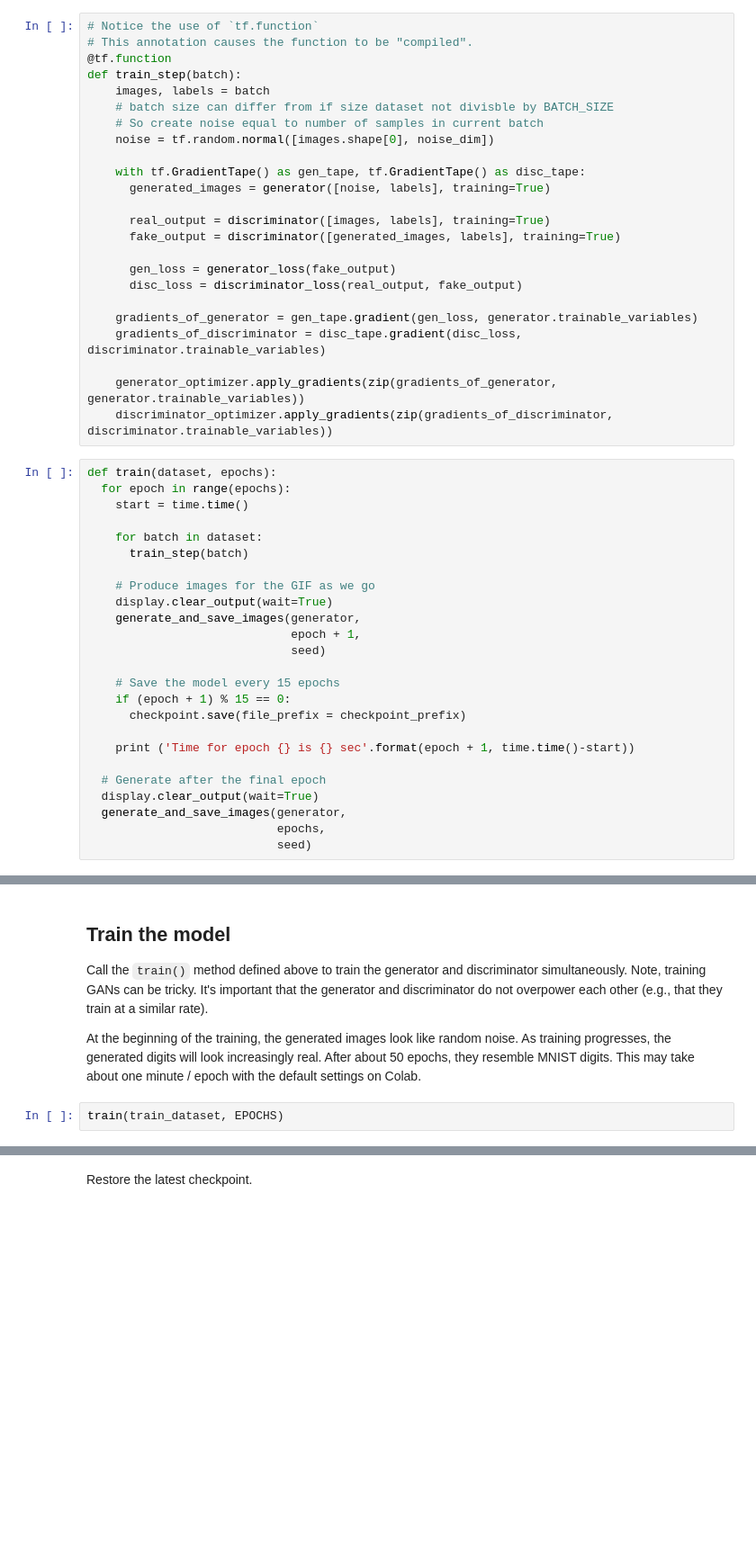
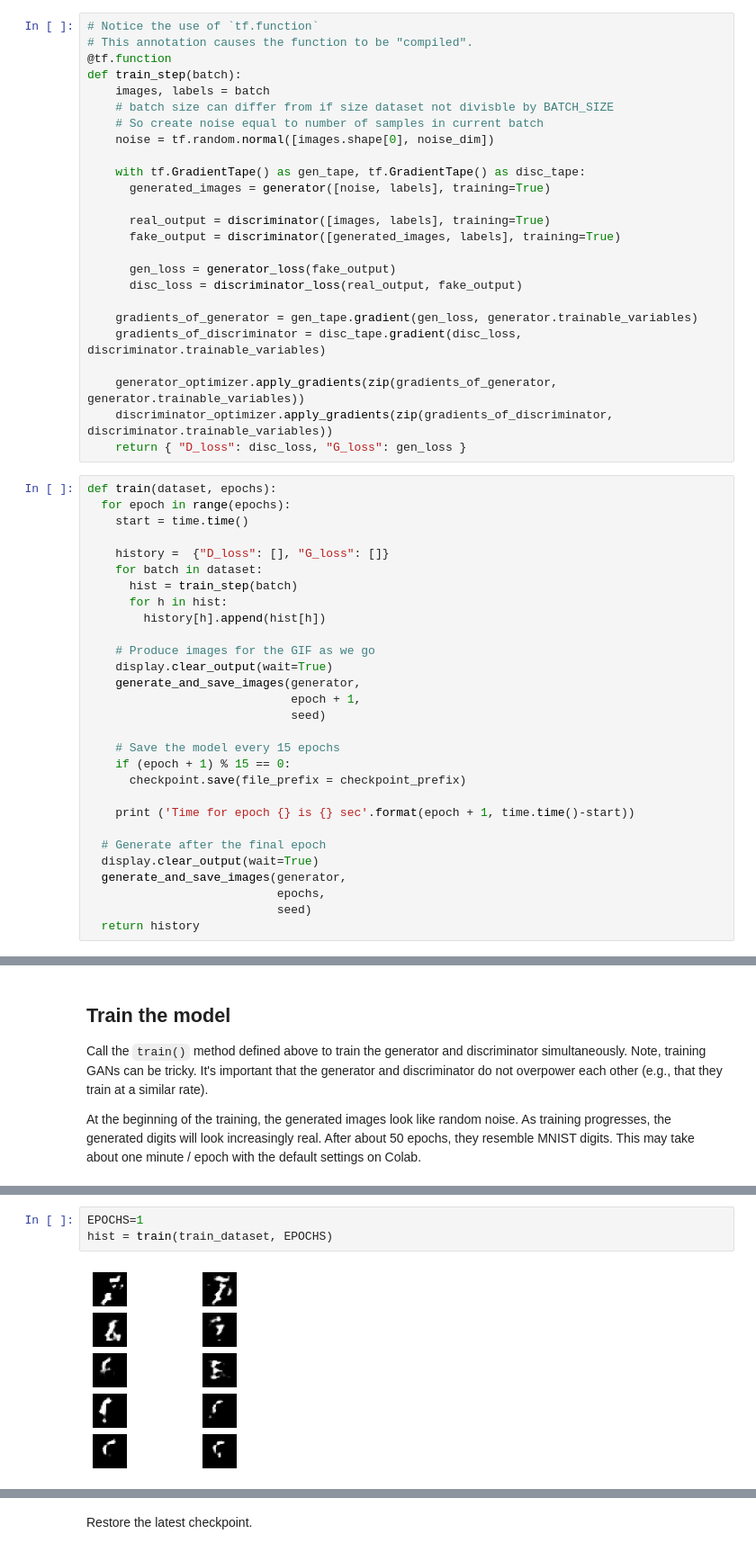
Before and after one commit to KoertS/precipitation-nowcasting-using-GANs, a Jupyter notebook: dcgan_MNIST/dcgan.ipynb, the cells around one changed output, grey strips where cells are left out. Shown at 90% size. Drawn from its saved outputs; the diff is of its cells as text; blank space fills up the shorter version.

Commit message:
Added code to view loss during training

```diff
--- a/dcgan_MNIST/dcgan.ipynb
+++ b/dcgan_MNIST/dcgan.ipynb
@@ -209,13 +209,17 @@ def train_step(batch):
 
     generator_optimizer.apply_gradients(zip(gradients_of_generator, generator.trainable_variables))
     discriminator_optimizer.apply_gradients(zip(gradients_of_discriminator, discriminator.trainable_variables))
+    return { "D_loss": disc_loss, "G_loss": gen_loss }
 # %%
 def train(dataset, epochs):
   for epoch in range(epochs):
     start = time.time()
 
+    history =  {"D_loss": [], "G_loss": []}
     for batch in dataset:
-      train_step(batch)
+      hist = train_step(batch)
+      for h in hist:
+        history[h].append(hist[h])
 
     # Produce images for the GIF as we go
     display.clear_output(wait=True)
@@ -234,6 +238,7 @@ def train(dataset, epochs):
   generate_and_save_images(generator,
                            epochs,
                            seed)
+  return history
 # %% [markdown]
 **Generate and save images**
 # %%
@@ -256,5 +261,3 @@ def generate_and_save_images(model, epoch, test_input):
 Call the `train()` method defined above to train the generator and discriminator simultaneously. Note, training GANs can be tricky. It's important that the generator and discriminator do not overpower each other (e.g., that they train at a similar rate).
 
 At the beginning of the training, the generated images look like random noise. As training progresses, the generated digits will look increasingly real. After about 50 epochs, they resemble MNIST digits. This may take about one minute / epoch with the default settings on Colab.
-# %%
-train(train_dataset, EPOCHS)
@@ -262,0 +264,5 @@ train(train_dataset, EPOCHS)
+# %%
+EPOCHS=1
+hist = train(train_dataset, EPOCHS)
+# %% [output]
+[figure, added]
```
Also changed, not shown: parts of 4 cells of this notebook.
